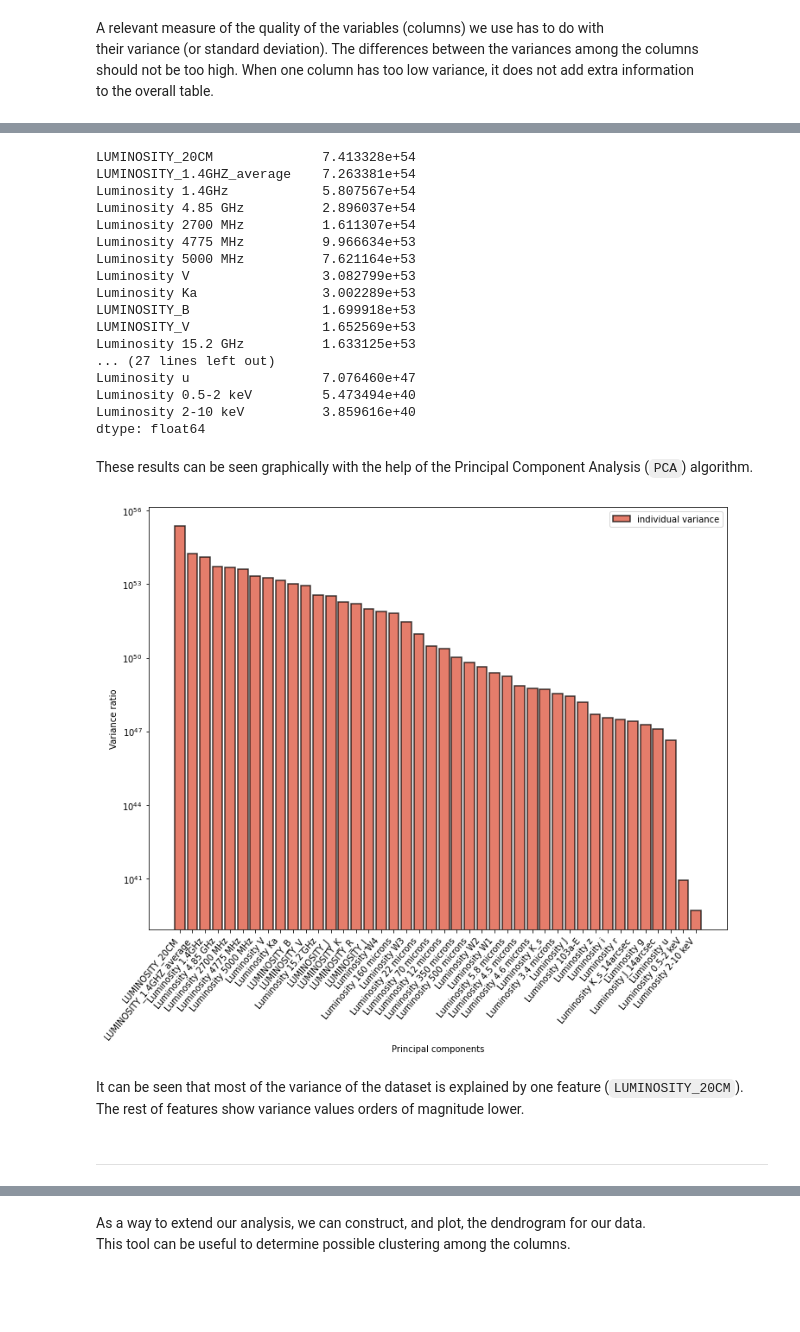
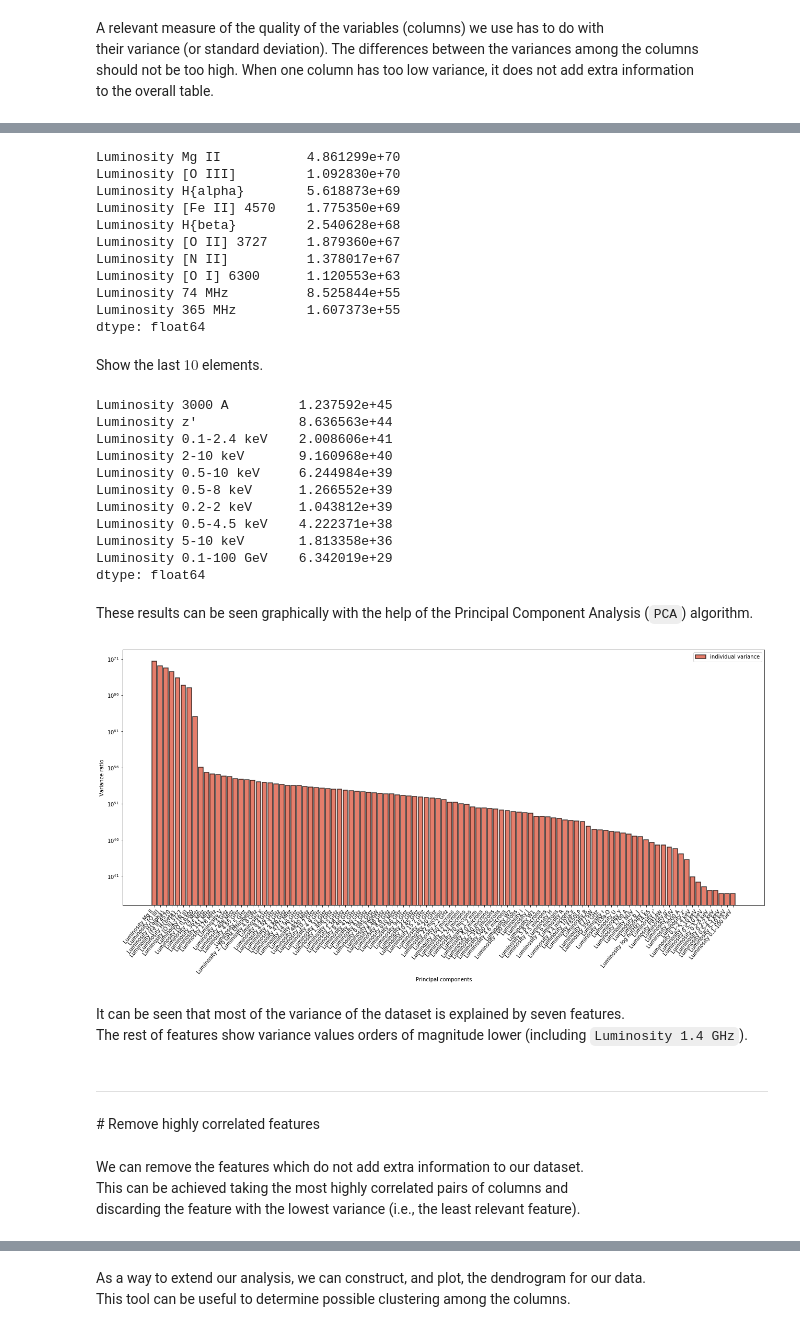
Before and after one commit to racarvajal/work_notes, a Jupyter notebook: Analyze_high_z_cat.ipynb, the cells around one changed output, grey strips where cells are left out. Drawn from its saved outputs; the diff is of its cells as text; code cells hidden in the pictures; blank space fills up the shorter version.

Commit message:
merge columns

```diff
--- a/Analyze_high_z_cat.ipynb
+++ b/Analyze_high_z_cat.ipynb
@@ -652,8 +804,8 @@ First, we discard columns containing less than one element.
 Some columns might have similar data (similar observational properties) and
 discarding before combining (in some way) them might have an impact in further calculations.
 # %%
-# filled_lums_cat_df = lums_catalog_df.dropna(axis='columns', how='all')
-filled_lums_cat_df = lums_catalog_df.dropna(axis='columns', thresh=20)
+# filled_lums_cat_df = merged_lums_catalog_df.dropna(axis='columns', how='all')
+filled_lums_cat_df = merged_lums_catalog_df.dropna(axis='columns', thresh=20)
 col_names_non_drop = filled_lums_cat_df.columns
 # %% [markdown]
 It is important to keep in mind that columns which have all their values as NaN
@@ -661,5 +815,6 @@ might still have upper limits. These values have not been taken into account in
 # %%
-imputer       = SimpleImputer(missing_values=np.nan, strategy='median')
+# imputer       = SimpleImputer(missing_values=np.nan, strategy='median')
+imputer       = SimpleImputer(missing_values=np.nan, strategy='constant', fill_value=-99.00)
 imputed_array = imputer.fit_transform(filled_lums_cat_df, filled_lums_cat_df)
 # %% [markdown]
 Reassing the new (replaced) data into the old Table
@@ -838,3 +999,3 @@ We can calculate the variances for the columns from the most highly correlated p
 # %%
-order_variance        = filled_lums_cat_df[cols_high_corr_filled].var().sort_values(ascending=False)
+order_variance        = filled_lums_cat_df.var().sort_values(ascending=False)
 cols_ordered_variance = order_variance.index
@@ -841,46 +1004,62 @@ cols_ordered_variance = order_variance.index
 # %%
-order_variance
+order_variance[:10]
 # %% [output]
-LUMINOSITY_20CM              7.413328e+54
-LUMINOSITY_1.4GHZ_average    7.263381e+54
-Luminosity 1.4GHz            5.807567e+54
-Luminosity 4.85 GHz          2.896037e+54
-Luminosity 2700 MHz          1.611307e+54
-Luminosity 4775 MHz          9.966634e+53
-Luminosity 5000 MHz          7.621164e+53
-Luminosity V                 3.082799e+53
-Luminosity Ka                3.002289e+53
-LUMINOSITY_B                 1.699918e+53
-LUMINOSITY_V                 1.652569e+53
-Luminosity 15.2 GHz          1.633125e+53
-... (27 lines left out)
-Luminosity u                 7.076460e+47
-Luminosity 0.5-2 keV         5.473494e+40
-Luminosity 2-10 keV          3.859616e+40
+Luminosity Mg II           4.861299e+70
+Luminosity [O III]         1.092830e+70
+Luminosity H{alpha}        5.618873e+69
+Luminosity [Fe II] 4570    1.775350e+69
+Luminosity H{beta}         2.540628e+68
+Luminosity [O II] 3727     1.879360e+67
+Luminosity [N II]          1.378017e+67
+Luminosity [O I] 6300      1.120553e+63
+Luminosity 74 MHz          8.525844e+55
+Luminosity 365 MHz         1.607373e+55
 dtype: float64
+# %% [markdown]
+Show the last $10$ elements.
+# %%
+order_variance[-10:]
+# %% [output]
+Luminosity 3000 A         1.237592e+45
+Luminosity z'             8.636563e+44
+Luminosity 0.1-2.4 keV    2.008606e+41
+Luminosity 2-10 keV       9.160968e+40
+Luminosity 0.5-10 keV     6.244984e+39
+Luminosity 0.5-8 keV      1.266552e+39
+Luminosity 0.2-2 keV      1.043812e+39
+Luminosity 0.5-4.5 keV    4.222371e+38
+Luminosity 5-10 keV       1.813358e+36
+Luminosity 0.1-100 GeV    6.342019e+29
+dtype: float64
 # %% [markdown]
 These results can be seen graphically with the help of the Principal Component Analysis (`PCA`) algorithm.
 # %%
 pca = PCA()
-pca.fit_transform(filled_lums_cat_df[cols_high_corr_filled])
+pca.fit_transform(filled_lums_cat_df)
 pca_variance = pca.explained_variance_
 # %%
-fig = plt.figure(figsize=(12,9))
+fig = plt.figure(figsize=(22,9))
 ax1 = fig.add_subplot(111)
 
-plt.bar(range(np.shape(cols_high_corr_filled)[0]), pca_variance, alpha=0.75, align='center',\
+plt.bar(range(np.shape(cols_ordered_variance)[0]), pca_variance, alpha=0.75, align='center',\
         label='individual variance', color=colors[3], edgecolor='k', lw=1.5)
 plt.legend()
 ax1.set_ylabel('Variance ratio')
 ax1.set_xlabel('Principal components')
 ax1.set_yscale('log')
 ticks = np.arange(0,len(cols_ordered_variance),1);
 ax1.set_xticks(ticks);
 ax1.set_xticklabels(cols_ordered_variance, rotation=50, horizontalalignment='right');
 # %% [output]
-[figure, old version]
+[figure, new version]
 # %% [markdown]
-It can be seen that most of the variance of the dataset is explained by one feature (`LUMINOSITY_20CM`).
-The rest of features show variance values orders of magnitude lower.
+It can be seen that most of the variance of the dataset is explained by seven features.
+The rest of features show variance values orders of magnitude lower (including `Luminosity 1.4 GHz`).
 # %% [markdown]
 ---
+# %% [markdown]
+# Remove highly correlated features
+# %% [markdown]
+We can remove the features which do not add extra information to our dataset.
+This can be achieved taking the most highly correlated pairs of columns and
+discarding the feature with the lowest variance (i.e., the least relevant feature).
```
Also changed, not shown: parts of 117 cells of this notebook.
